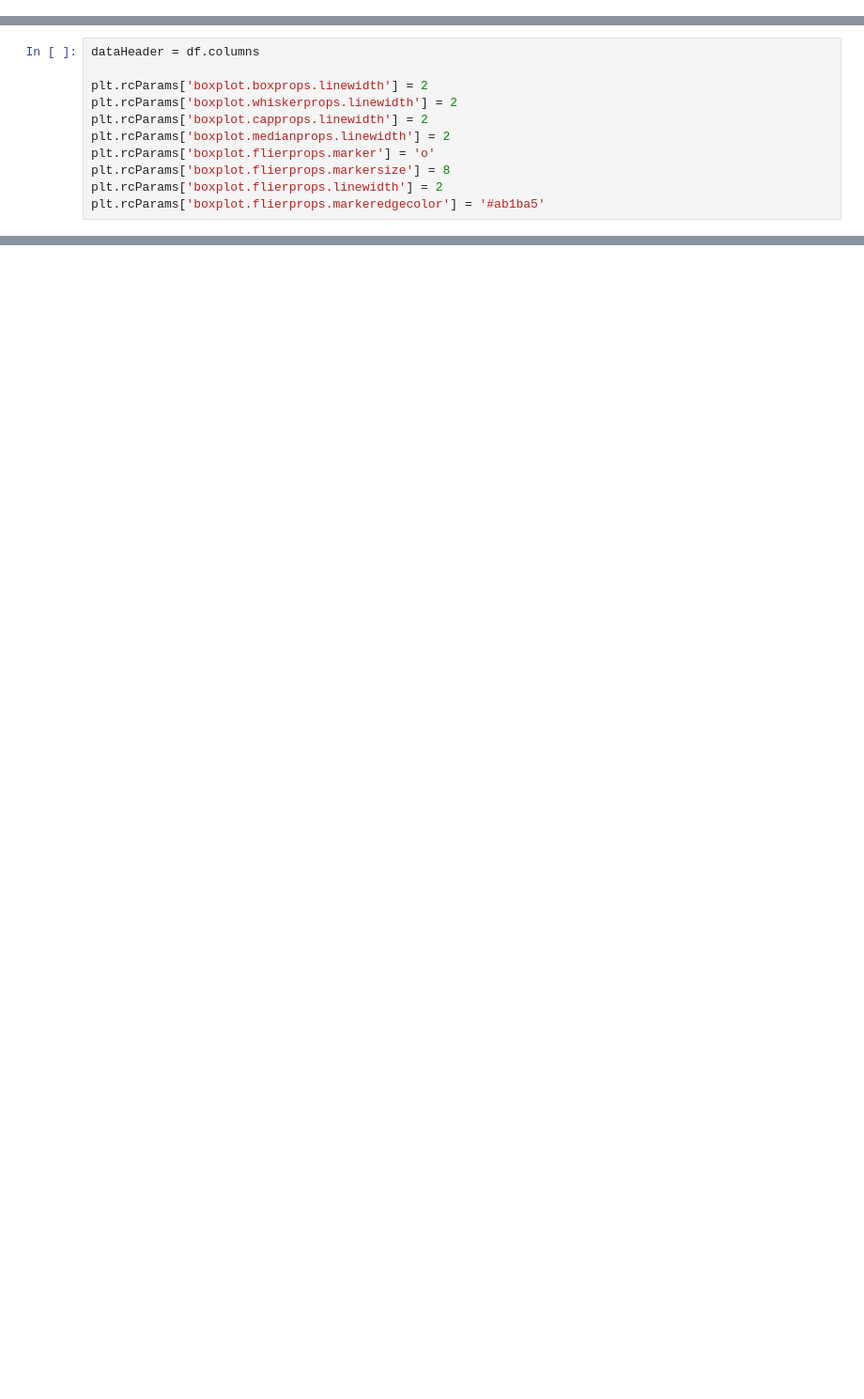
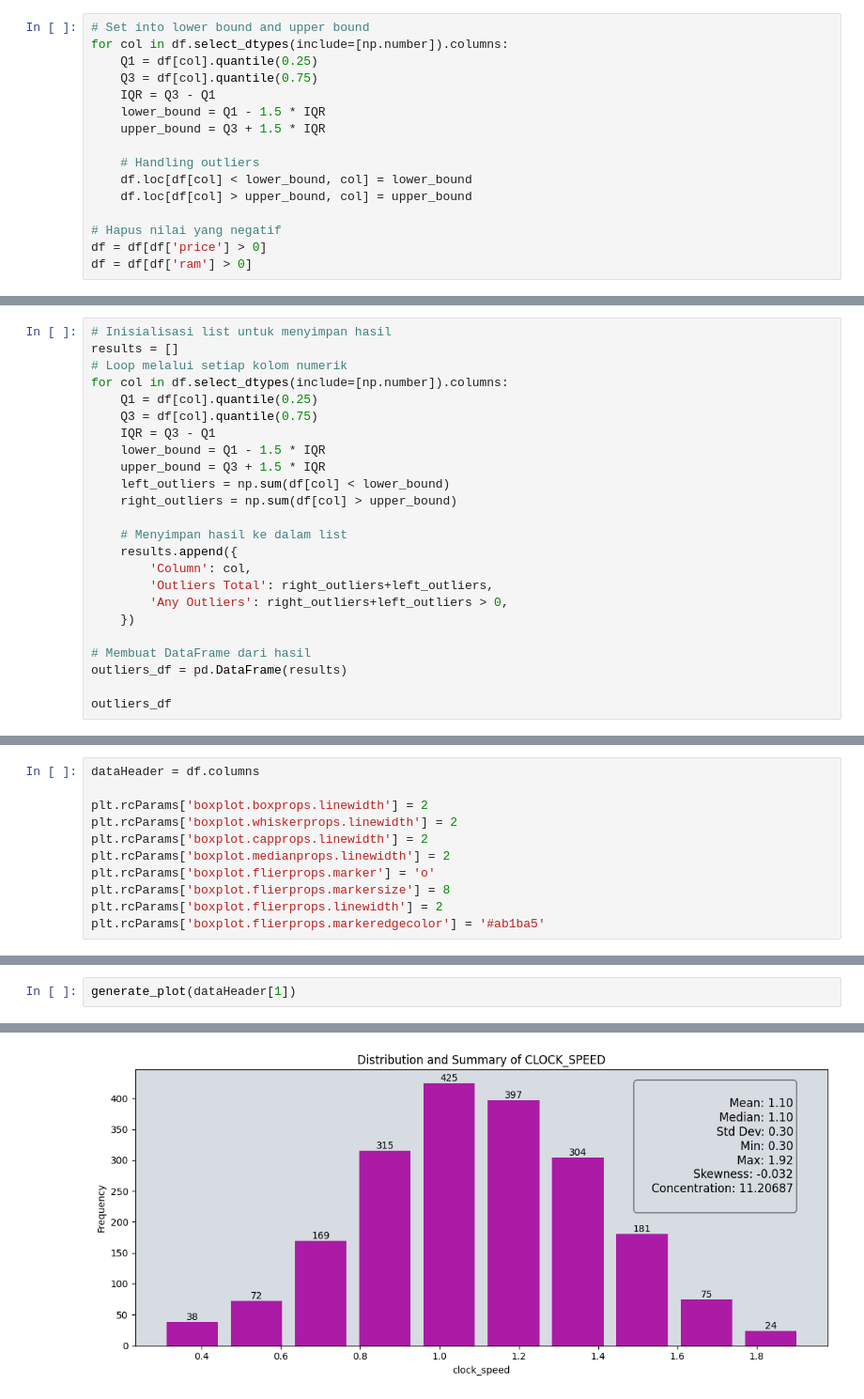
Before and after one commit to RayhanFadhlan/Tubes1-Probstat, a Jupyter notebook: main.ipynb, the cells around one changed output, grey strips where cells are left out. Shown at 94% size. Cells and saved outputs as stored; diff of their text form; blank space fills up the shorter version.

```diff
--- a/main.ipynb
+++ b/main.ipynb
@@ -144,0 +186,16 @@ unique_values_df
+# %%
+# Set into lower bound and upper bound
+for col in df.select_dtypes(include=[np.number]).columns:
+    Q1 = df[col].quantile(0.25)
+    Q3 = df[col].quantile(0.75)
+    IQR = Q3 - Q1
+    lower_bound = Q1 - 1.5 * IQR
+    upper_bound = Q3 + 1.5 * IQR
+
+    # Handling outliers
+    df.loc[df[col] < lower_bound, col] = lower_bound
+    df.loc[df[col] > upper_bound, col] = upper_bound
+
+# Hapus nilai yang negatif
+df = df[df['price'] > 0]
+df = df[df['ram'] > 0]
@@ -144,0 +204,24 @@ unique_values_df
+# %%
+# Inisialisasi list untuk menyimpan hasil
+results = []
+# Loop melalui setiap kolom numerik
+for col in df.select_dtypes(include=[np.number]).columns:
+    Q1 = df[col].quantile(0.25)
+    Q3 = df[col].quantile(0.75)
+    IQR = Q3 - Q1
+    lower_bound = Q1 - 1.5 * IQR
+    upper_bound = Q3 + 1.5 * IQR
+    left_outliers = np.sum(df[col] < lower_bound)
+    right_outliers = np.sum(df[col] > upper_bound)
+
+    # Menyimpan hasil ke dalam list
+    results.append({
+        'Column': col,
+        'Outliers Total': right_outliers+left_outliers,
+        'Any Outliers': right_outliers+left_outliers > 0,
+    })
+
+# Membuat DataFrame dari hasil
+outliers_df = pd.DataFrame(results)
+
+outliers_df
@@ -186,0 +366,3 @@ generate_plot(dataHeader[0])
+# %%
+generate_plot(dataHeader[1])
+# %% [output]
@@ -186,0 +370 @@ generate_plot(dataHeader[0])
+[figure, added]
```
Also changed, not shown: parts of 73 cells of this notebook, 1 other file.
